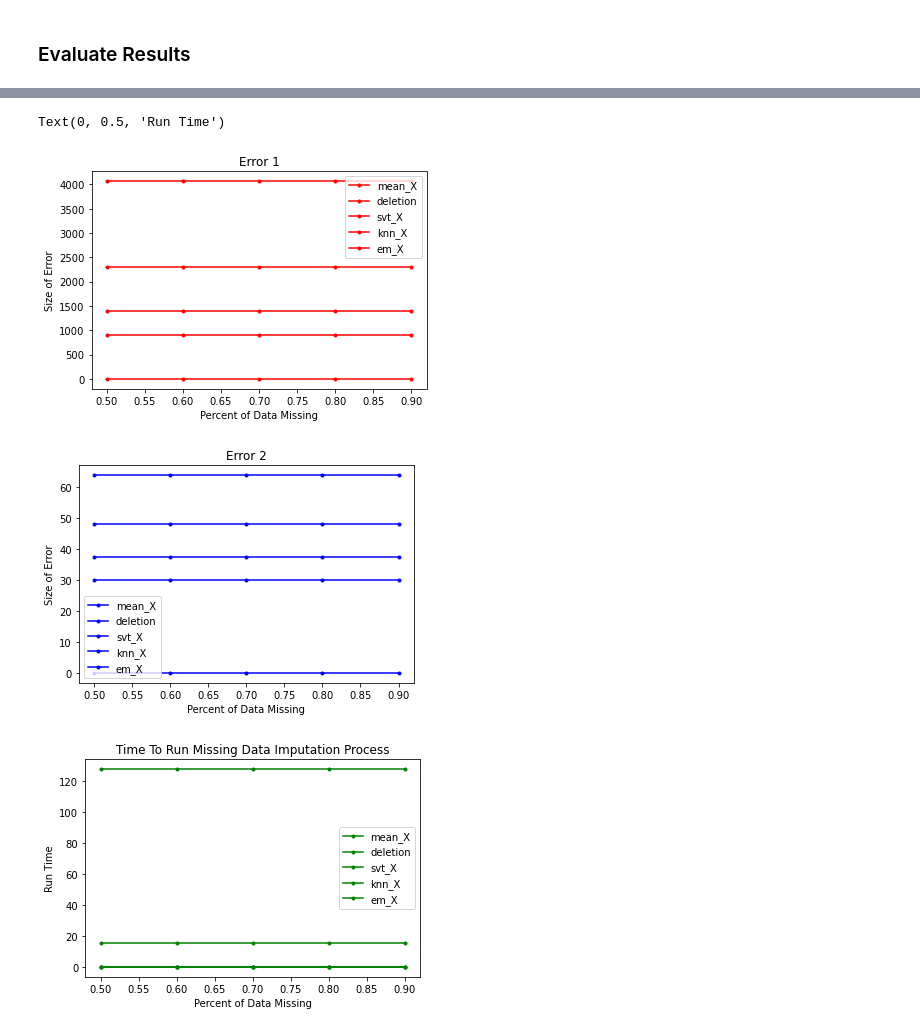
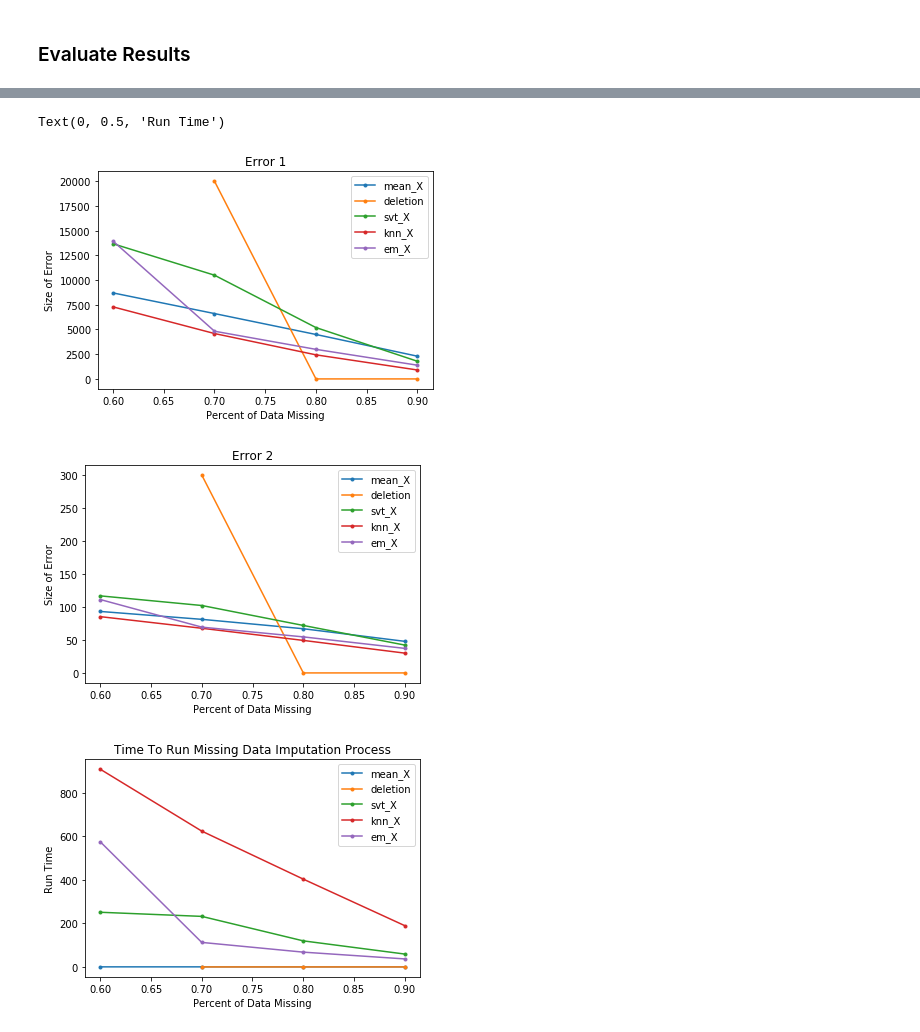
Before and after one commit to acrucetta/missing_data_project, a Jupyter notebook: notebooks/Charts.ipynb, the cells around one changed output, grey strips where cells are left out. Saved outputs shown, nothing was run; the diff lists cells and outputs as text; code cells hidden in the pictures.

Commit message:
data and charts

```diff
--- a/notebooks/Charts.ipynb
+++ b/notebooks/Charts.ipynb
@@ -8,13 +8,14 @@ def read_in(csv, perc_missing):
     df["perc_missing"] = perc_missing
     return df
 
-df1 = read_in("cross_val.csv", 0.9)
-df2 = read_in("", 0.8)
-df3 = read_in("", 0.7)
-df4 = read_in("", 0.6)
-df5 = read_in("", 0.5)
+df1 = read_in("../data/bike-ninety.csv", 0.9)
+df2 = read_in("../data/bike-eighty.csv", 0.8)
+df3 = read_in("../data/bike-seventy.csv", 0.7)
+df4 = read_in("../data/bike-sixty.csv", 0.6)
 
-df_data = [df1, df2,df3,df4,df5]
+df_data = [df1, df2,df3, df4]
 df = pd.concat(df_data)
+df['deletion'] = df['deletion'].clip(upper=20000)
+df["deletion"][df["error"] == "er2"] = df["deletion"].clip(upper=300)
 df
 # %% [output]
@@ -42,22 +44,22 @@ df_time = df[df["error"]=="time"]
 methods = ['mean_X', 'deletion','svt_X', 'knn_X', 'em_X']
 # %%
 # Full Graphs
-ax1 = df_er1.plot(kind='line', x='perc_missing', y=methods, color='r', marker=".")
+ax1 = df_er1.plot(kind='line', x='perc_missing', y=methods, marker=".")
 ax1.set_title("Error 1")
 ax1.set_xlabel("Percent of Data Missing")
 ax1.set_ylabel("Size of Error")
 
-ax2 = df_er2.plot(kind='line', x='perc_missing', y=methods, color='b', marker=".")
+ax2 = df_er2.plot(kind='line', x='perc_missing', y=methods, marker=".")
 ax2.set_title("Error 2")
 ax2.set_xlabel("Percent of Data Missing")
 ax2.set_ylabel("Size of Error")
 
-ax3 = df_time.plot(kind='line', x='perc_missing', y=methods, color='g', marker=".")
+ax3 = df_time.plot(kind='line', x='perc_missing', y=methods, marker=".")
 ax3.set_title("Time To Run Missing Data Imputation Process")
 ax3.set_xlabel("Percent of Data Missing")
 ax3.set_ylabel("Run Time")
 # %% [output]
 Text(0, 0.5, 'Run Time')
-[figure, old version]
+[figure, new version]
-[figure, old version]
+[figure, new version]
-[figure, old version]
+[figure, new version]
```
Also changed, not shown: parts of 1 cell of this notebook, 4 other files.
